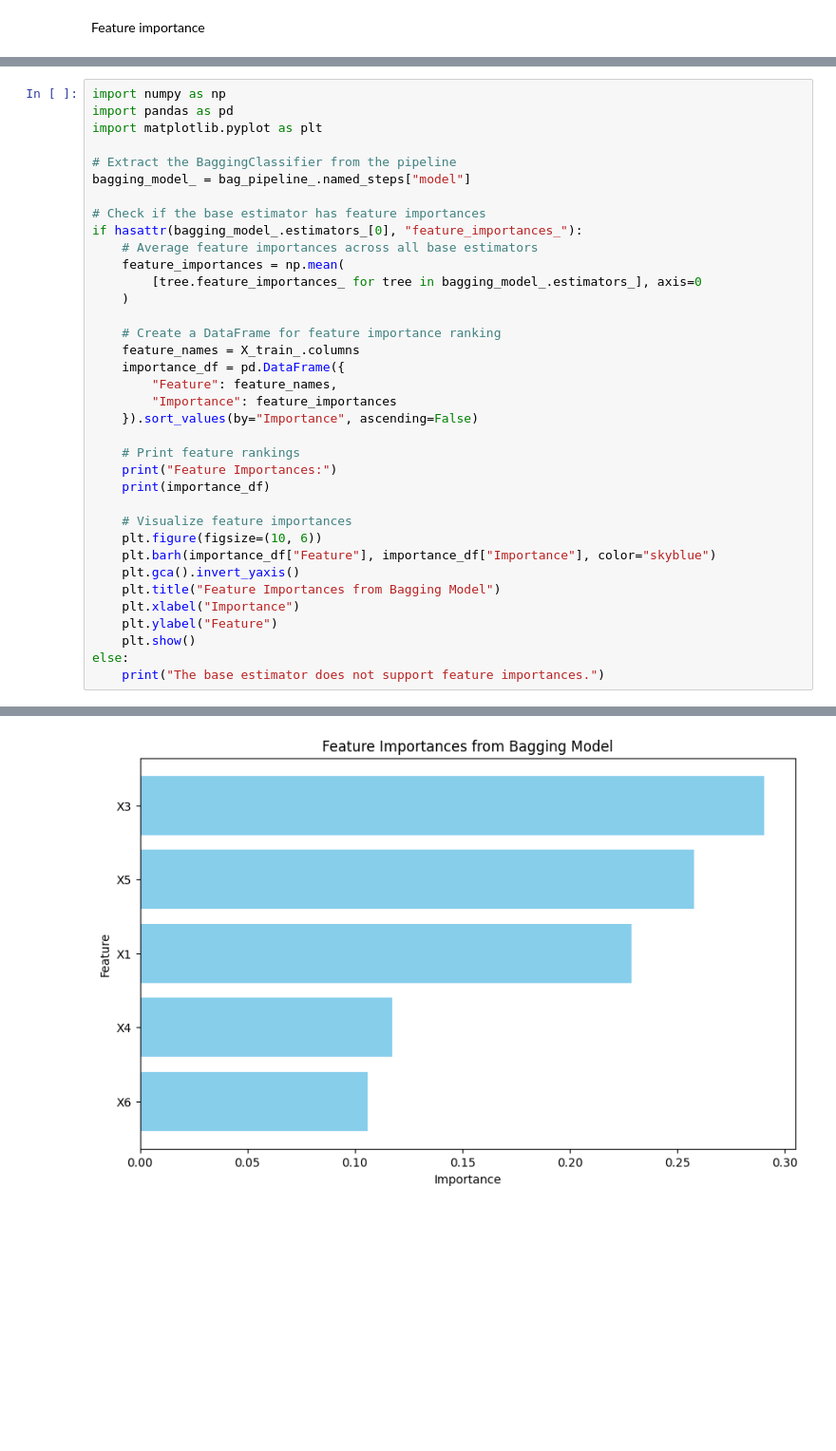
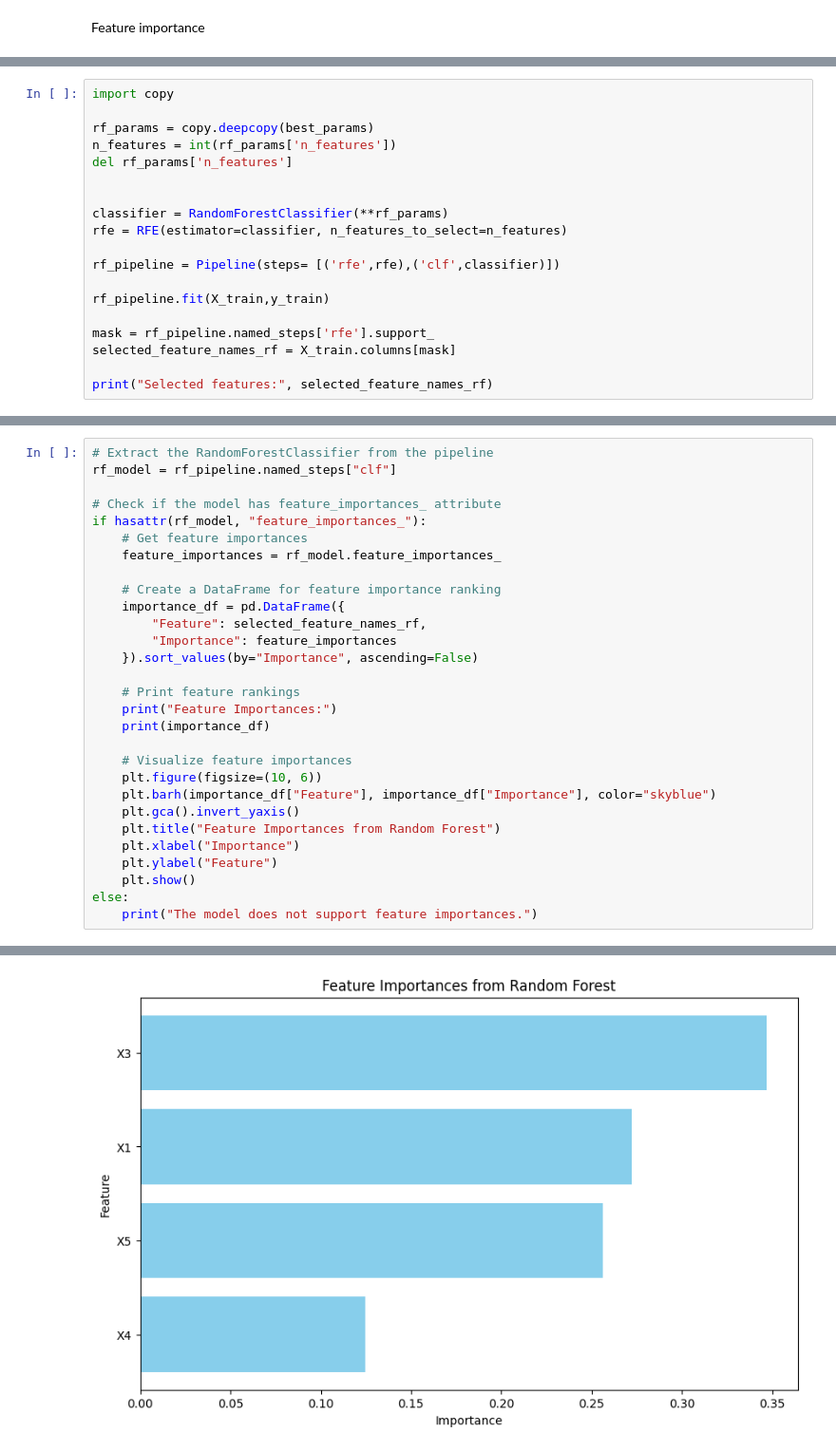
Before and after one commit to alexkneale/apziva_project_1, a Jupyter notebook: project_1.ipynb, the cells around one changed output, grey strips where cells are left out. Shown at 95% size. Cells and saved outputs as stored; diff of their text form; blank space fills up the shorter version.

```diff
--- a/project_1.ipynb
+++ b/project_1.ipynb
@@ -1071,0 +931,19 @@ Pipeline(steps=[('model',
+# %%
+import copy
+
+rf_params = copy.deepcopy(best_params)
+n_features = int(rf_params['n_features'])
+del rf_params['n_features']
+
+
+classifier = RandomForestClassifier(**rf_params)
+rfe = RFE(estimator=classifier, n_features_to_select=n_features)
+
+rf_pipeline = Pipeline(steps= [('rfe',rfe),('clf',classifier)])
+
+rf_pipeline.fit(X_train,y_train)
+
+mask = rf_pipeline.named_steps['rfe'].support_
+selected_feature_names_rf = X_train.columns[mask]
+
+print("Selected features:", selected_feature_names_rf)
@@ -1072,22 +952,15 @@ Pipeline(steps=[('model',
 # %%
-import numpy as np
-import pandas as pd
-import matplotlib.pyplot as plt
+# Extract the RandomForestClassifier from the pipeline
+rf_model = rf_pipeline.named_steps["clf"]
 
-# Extract the BaggingClassifier from the pipeline
-bagging_model_ = bag_pipeline_.named_steps["model"]
-
-# Check if the base estimator has feature importances
-if hasattr(bagging_model_.estimators_[0], "feature_importances_"):
-    # Average feature importances across all base estimators
-    feature_importances = np.mean(
-        [tree.feature_importances_ for tree in bagging_model_.estimators_], axis=0
-    )
+# Check if the model has feature_importances_ attribute
+if hasattr(rf_model, "feature_importances_"):
+    # Get feature importances
+    feature_importances = rf_model.feature_importances_
 
     # Create a DataFrame for feature importance ranking
-    feature_names = X_train_.columns
     importance_df = pd.DataFrame({
-        "Feature": feature_names,
+        "Feature": selected_feature_names_rf,
         "Importance": feature_importances
     }).sort_values(by="Importance", ascending=False)
 
@@ -1099,12 +972,12 @@ if hasattr(bagging_model_.estimators_[0], "feature_importances_"):
     plt.figure(figsize=(10, 6))
     plt.barh(importance_df["Feature"], importance_df["Importance"], color="skyblue")
     plt.gca().invert_yaxis()
-    plt.title("Feature Importances from Bagging Model")
+    plt.title("Feature Importances from Random Forest")
     plt.xlabel("Importance")
     plt.ylabel("Feature")
     plt.show()
 else:
-    print("The base estimator does not support feature importances.")
+    print("The model does not support feature importances.")
 # %% [output]
 Feature Importances:
   Feature  Importance
@@ -1116 +988 @@ Feature Importances:
-[figure, old version]
+[figure, new version]
```
Also changed, not shown: parts of 76 cells of this notebook.
